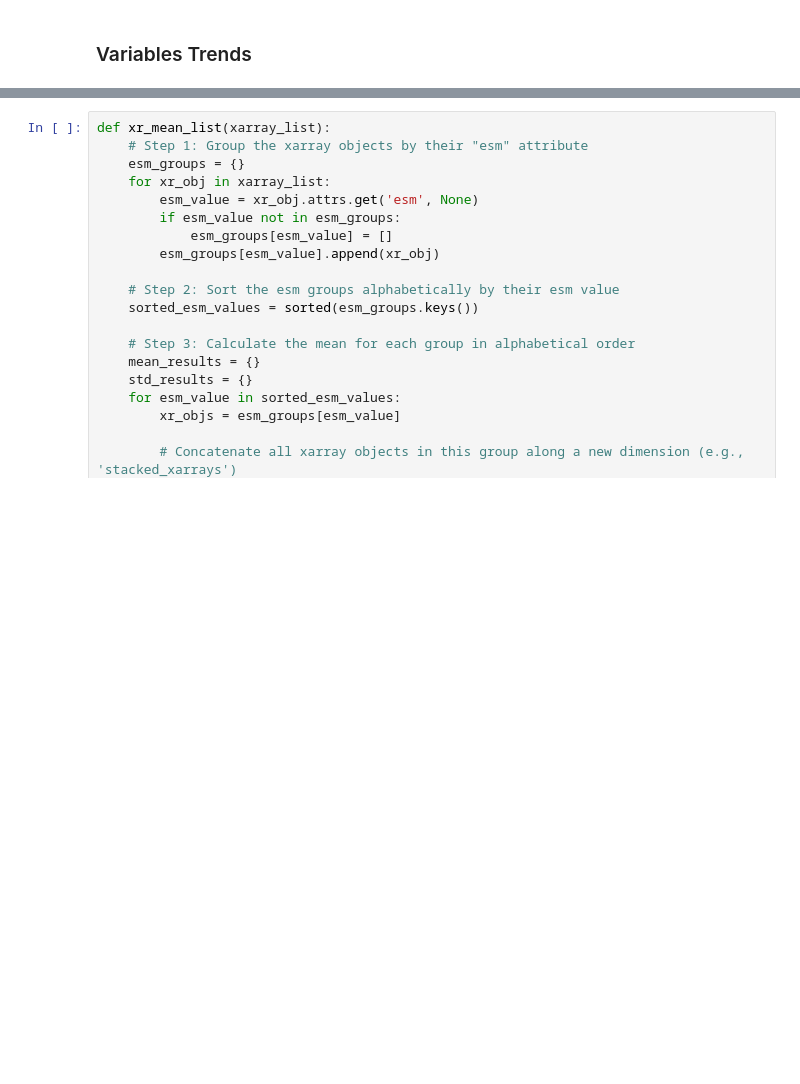
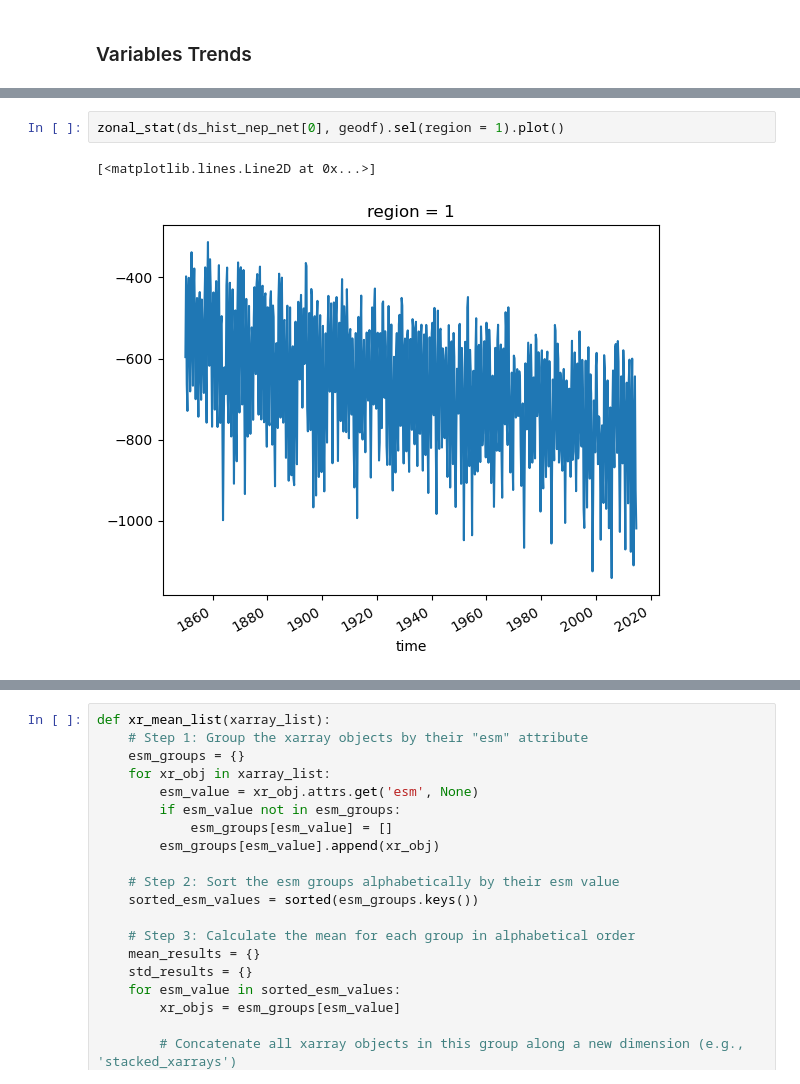
Before and after one commit to Matteo-Mastro/Amazon_CMIP6, a Jupyter notebook: Code/Trends.ipynb, the cells around one changed output, grey strips where cells are left out. Cells and saved outputs as stored; diff of their text form; blank space fills up the shorter version.

```diff
--- a/Code/Trends.ipynb
+++ b/Code/Trends.ipynb
@@ -915,3 +915,8 @@ amz_mrso = [zonal_stat(a, geodf).sel(region = 1) for a in ds_mrso]
 amz_tas = [zonal_stat(a, geodf).sel(region = 1) for a in ds_tas]
 amz_rsds = [zonal_stat(a, geodf).sel(region = 1) for a in ds_rsds]
 amz_hfls = [zonal_stat(a, geodf).sel(region = 1) for a in ds_hfls]
+# %%
+zonal_stat(ds_hist_nep_net[0], geodf).sel(region = 1).plot()
+# %% [output]
+[<matplotlib.lines.Line2D at 0x...>]
+[figure, added]
```
Also changed, not shown: parts of 7 cells of this notebook, 23 other files.
